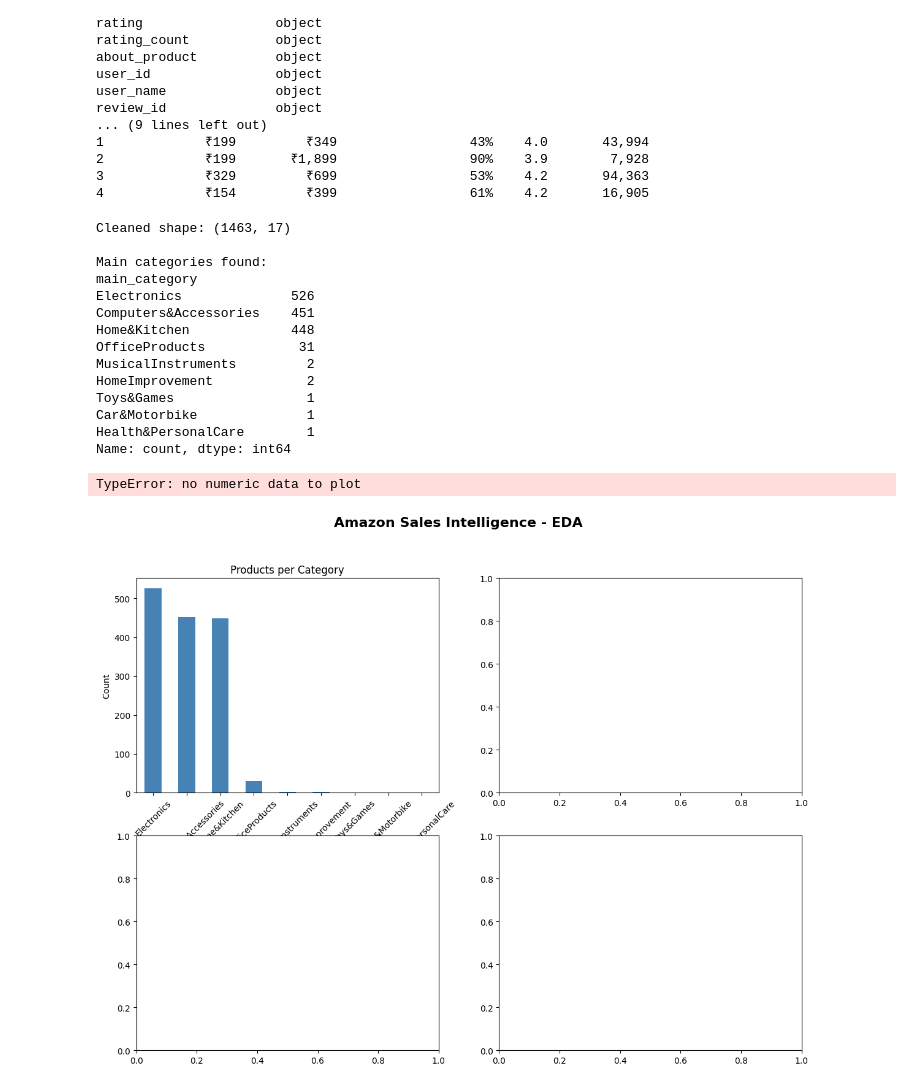
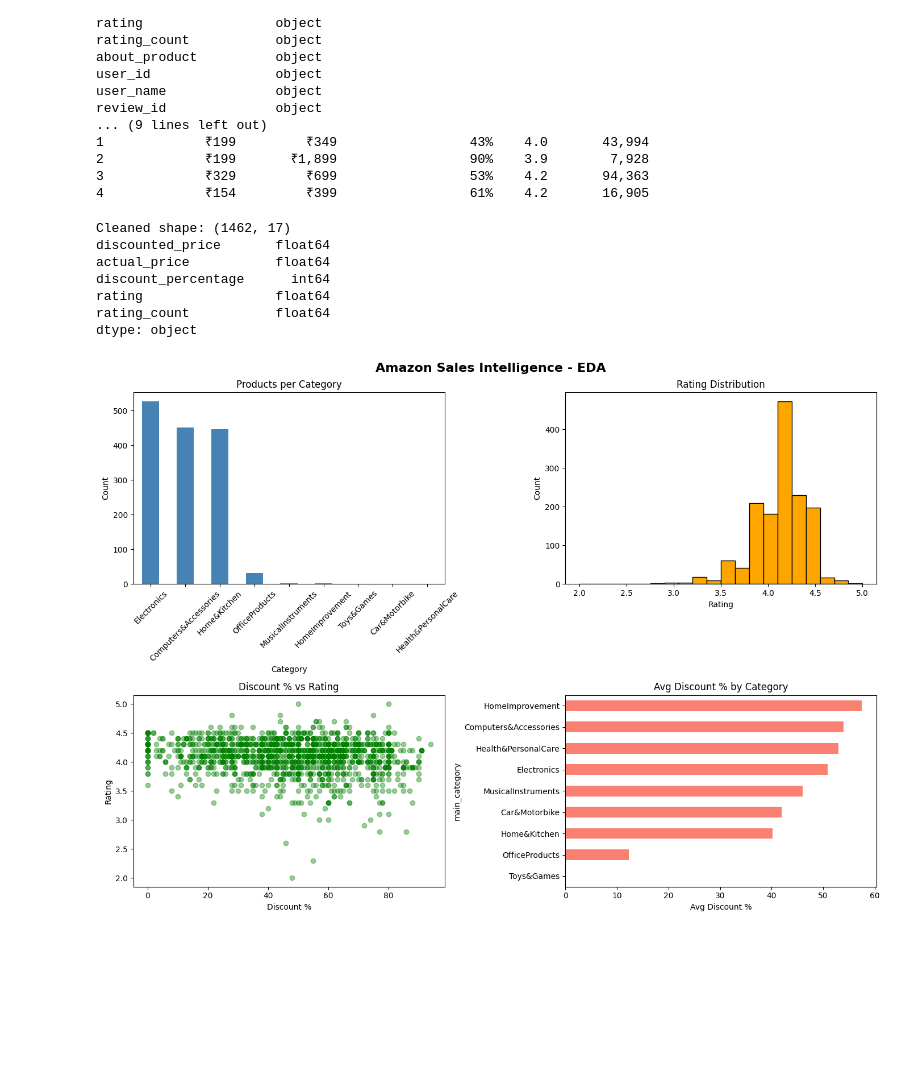
Before and after one commit to Devina0810/Amazon-Sales-Intelligence, a Jupyter notebook: amazon-sales-intelligence.ipynb, the cells around one changed output. Drawn from its saved outputs; the diff is of its cells as text; code cells hidden in the pictures; blank space fills up the shorter version.

Commit message:
Update: fixed data cleaning and added ML models

```diff
--- a/amazon-sales-intelligence.ipynb
+++ b/amazon-sales-intelligence.ipynb
@@ -80,66 +88,70 @@ review_id              object
 2             ₹199       ₹1,899                 90%    3.9        7,928
 3             ₹329         ₹699                 53%    4.2       94,363
 4             ₹154         ₹399                 61%    4.2       16,905
-# %%
-# Extract main category (first part before |)
-df['main_category'] = df['category'].str.split('|').str[0]
-
-# Drop any nulls
-df.dropna(subset=['rating', 'rating_count', 'discounted_price', 'actual_price'], inplace=True)
-
-print("Cleaned shape:", df.shape)
-print("\nMain categories found:")
-print(df['main_category'].value_counts())
-# %% [output]
-Cleaned shape: (1463, 17)
-
-Main categories found:
-main_category
-Electronics              526
-Computers&Accessories    451
-Home&Kitchen             448
-OfficeProducts            31
-MusicalInstruments         2
-HomeImprovement            2
-Toys&Games                 1
-Car&Motorbike              1
-Health&PersonalCare        1
-Name: count, dtype: int64
+# %%
+# Clean discount_percentage
+df['discount_percentage'] = df['discount_percentage'].astype(str).str.replace('%','').str.strip()
+df['discount_percentage'] = pd.to_numeric(df['discount_percentage'], errors='coerce')
+
+# Clean rating
+df['rating'] = pd.to_numeric(df['rating'], errors='coerce')
+
+# Clean rating_count
+df['rating_count'] = df['rating_count'].astype(str).str.replace(',','').str.strip()
+df['rating_count'] = pd.to_numeric(df['rating_count'], errors='coerce')
+
+# Clean price columns - remove ₹ and commas
+df['discounted_price'] = df['discounted_price'].astype(str).str.replace('₹','').str.replace(',','').str.strip()
+df['discounted_price'] = pd.to_numeric(df['discounted_price'], errors='coerce')
+
+df['actual_price'] = df['actual_price'].astype(str).str.replace('₹','').str.replace(',','').str.strip()
+df['actual_price'] = pd.to_numeric(df['actual_price'], errors='coerce')
+
+# Extract main category
+df['main_category'] = df['category'].str.split('|').str[0]
+
+# Drop nulls
+df.dropna(subset=['rating', 'rating_count', 'discount_percentage', 'discounted_price', 'actual_price'], inplace=True)
+
+print("Cleaned shape:", df.shape)
+print(df[['discounted_price', 'actual_price', 'discount_percentage', 'rating', 'rating_count']].dtypes)
+# %% [output]
+Cleaned shape: (1462, 17)
+discounted_price       float64
+actual_price           float64
+discount_percentage      int64
+rating                 float64
+rating_count           float64
+dtype: object
 # %%
 import matplotlib.pyplot as plt
-import seaborn as sns
 
 fig, axes = plt.subplots(2, 2, figsize=(14, 10))
 fig.suptitle('Amazon Sales Intelligence - EDA', fontsize=16, fontweight='bold')
 
-# Plot 1: Products per category
 df['main_category'].value_counts().plot(kind='bar', ax=axes[0,0], color='steelblue')
 axes[0,0].set_title('Products per Category')
 axes[0,0].set_xlabel('Category')
 axes[0,0].set_ylabel('Count')
 axes[0,0].tick_params(axis='x', rotation=45)
 
-# Plot 2: Rating distribution
-df['rating'].plot(kind='hist', ax=axes[0,1], bins=20, color='orange', edgecolor='black')
+axes[0,1].hist(df['rating'].dropna(), bins=20, color='orange', edgecolor='black')
 axes[0,1].set_title('Rating Distribution')
 axes[0,1].set_xlabel('Rating')
 axes[0,1].set_ylabel('Count')
 
-# Plot 3: Discount % vs Rating
 axes[1,0].scatter(df['discount_percentage'], df['rating'], alpha=0.4, color='green')
 axes[1,0].set_title('Discount % vs Rating')
 axes[1,0].set_xlabel('Discount %')
 axes[1,0].set_ylabel('Rating')
 
-# Plot 4: Avg discount per category
 df.groupby('main_category')['discount_percentage'].mean().sort_values().plot(
     kind='barh', ax=axes[1,1], color='salmon')
 axes[1,1].set_title('Avg Discount % by Category')
 axes[1,1].set_xlabel('Avg Discount %')
 
 plt.tight_layout()
 plt.show()
 # %% [output]
-TypeError: no numeric data to plot
-[figure, old version]
+[figure, new version]
 # %%
```
Also changed, not shown: parts of 7 cells of this notebook.
